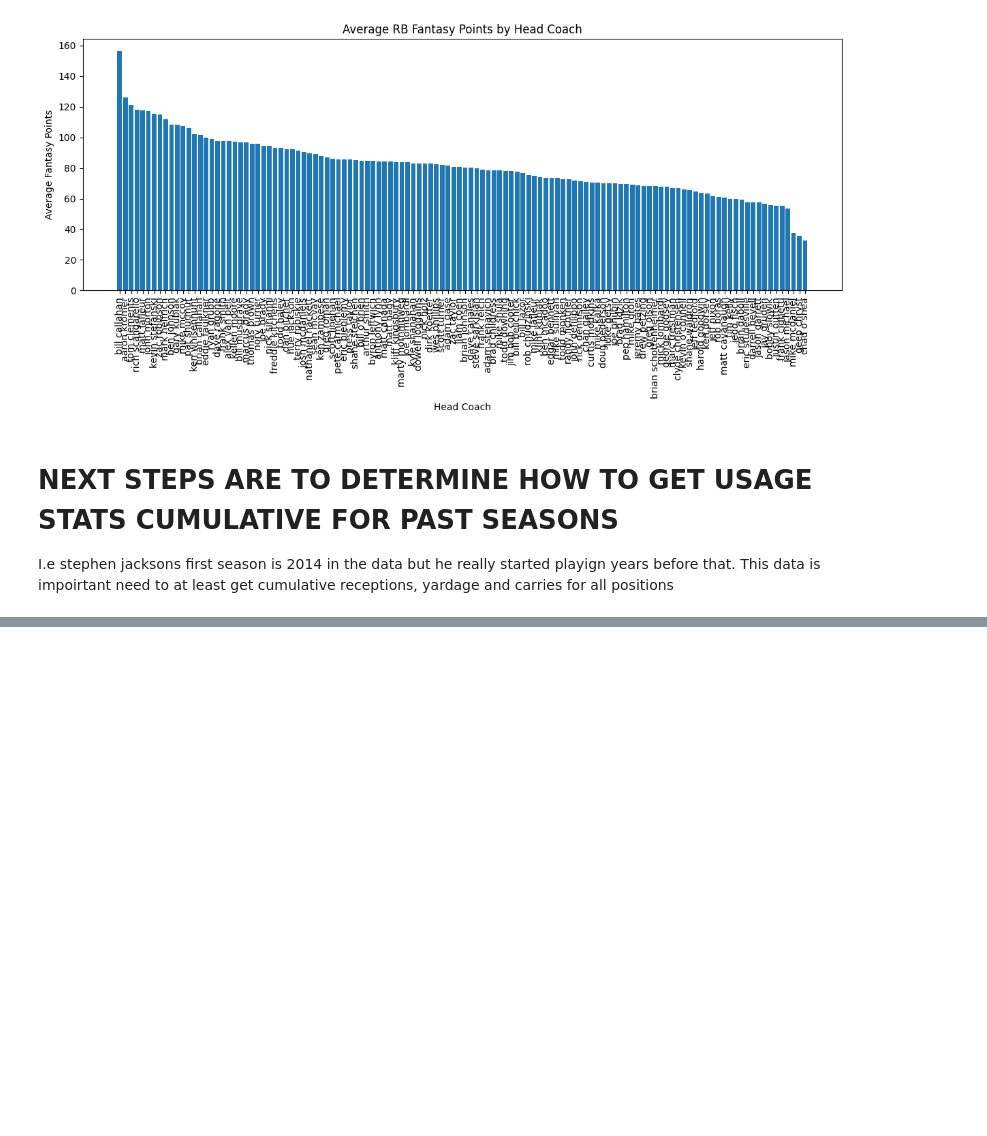
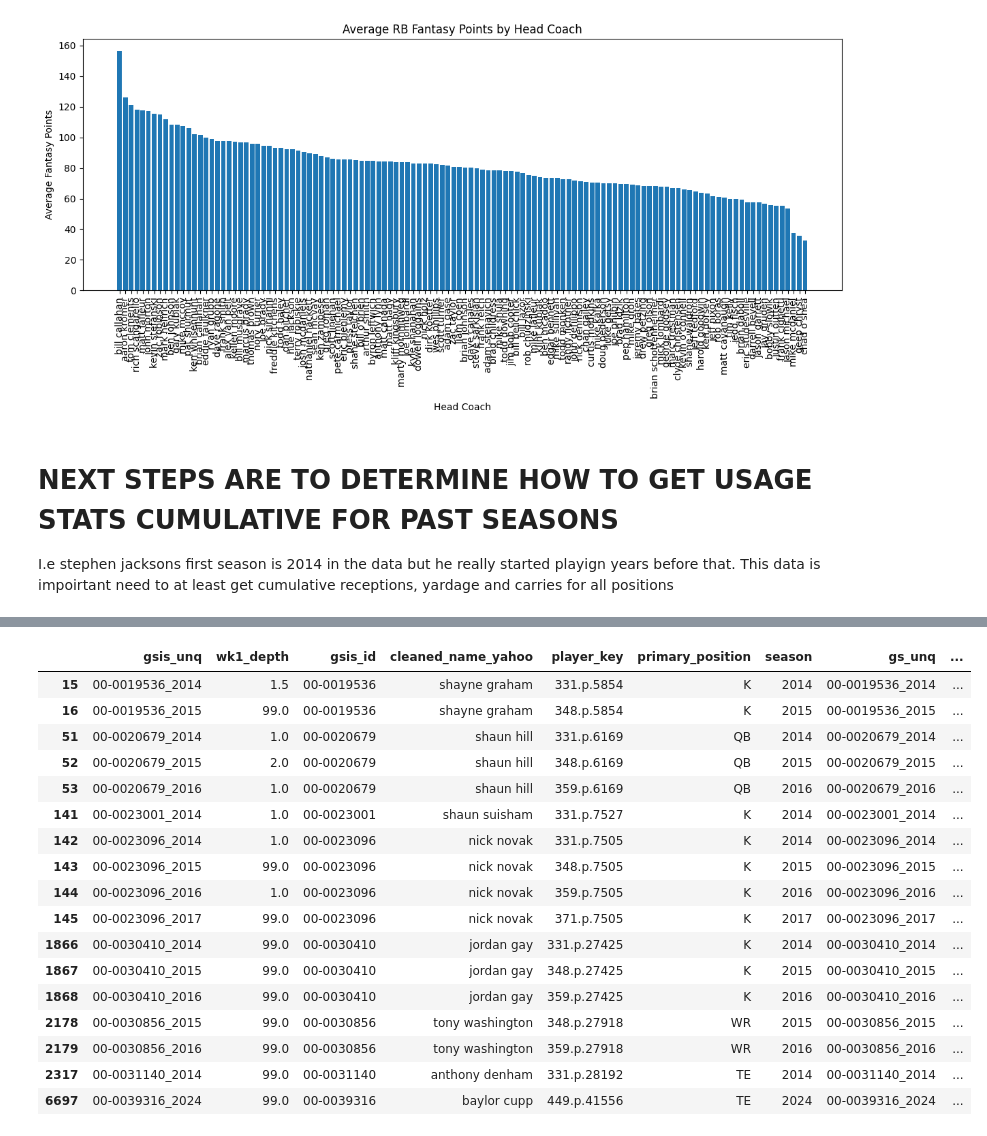
Before and after one commit to nicriv831/Fantasy-Football-Machine, a Jupyter notebook: EDA.ipynb, the cells around one changed output, grey strips where cells are left out. Cells and saved outputs as stored; diff of their text form; code cells hidden in the pictures; blank space fills up the shorter version.

Commit message:
Added draft data

```diff
--- a/EDA.ipynb
+++ b/EDA.ipynb
@@ -115,0 +154,3 @@ I.e stephen jacksons first season is 2014 in the data but he really started play
+# %%
+draft_year = draft_year.dropna(subset='gsis_id')
+draft_year['gsis_id'].nunique()
@@ -115,0 +159,2 @@ I.e stephen jacksons first season is 2014 in the data but he really started play
+# %%
+draft_year = draft_year[['gsis_id', 'birthdate', 'draft_year', 'draft_ovr', 'draft_round']]
@@ -115,0 +170,3 @@ I.e stephen jacksons first season is 2014 in the data but he really started play
+# %%
+stats = stats.merge(draft_year, how='left', on='gsis_id')
+stats.info(verbose=True, show_counts=True)
@@ -115,0 +207,2 @@ I.e stephen jacksons first season is 2014 in the data but he really started play
+# %%
+stats['birthdate'] = pd.to_datetime(stats['birthdate'])
@@ -115,0 +243,21 @@ I.e stephen jacksons first season is 2014 in the data but he really started play
+# %%
+stats[stats['draft_year'] == 0]
+# %% [output]
+|  | gsis_unq | wk1_depth | gsis_id | cleaned_name_yahoo | player_key | primary_position | season | gs_unq | ... |
+| 15 | 00-0019536_2014 | 1.5 | 00-0019536 | shayne graham | 331.p.5854 | K | 2014 | 00-0019536_2014 | ... |
+| 16 | 00-0019536_2015 | 99.0 | 00-0019536 | shayne graham | 348.p.5854 | K | 2015 | 00-0019536_2015 | ... |
+| 51 | 00-0020679_2014 | 1.0 | 00-0020679 | shaun hill | 331.p.6169 | QB | 2014 | 00-0020679_2014 | ... |
+| 52 | 00-0020679_2015 | 2.0 | 00-0020679 | shaun hill | 348.p.6169 | QB | 2015 | 00-0020679_2015 | ... |
+| 53 | 00-0020679_2016 | 1.0 | 00-0020679 | shaun hill | 359.p.6169 | QB | 2016 | 00-0020679_2016 | ... |
+| 141 | 00-0023001_2014 | 1.0 | 00-0023001 | shaun suisham | 331.p.7527 | K | 2014 | 00-0023001_2014 | ... |
+| 142 | 00-0023096_2014 | 1.0 | 00-0023096 | nick novak | 331.p.7505 | K | 2014 | 00-0023096_2014 | ... |
+| 143 | 00-0023096_2015 | 99.0 | 00-0023096 | nick novak | 348.p.7505 | K | 2015 | 00-0023096_2015 | ... |
+| 144 | 00-0023096_2016 | 1.0 | 00-0023096 | nick novak | 359.p.7505 | K | 2016 | 00-0023096_2016 | ... |
+| 145 | 00-0023096_2017 | 99.0 | 00-0023096 | nick novak | 371.p.7505 | K | 2017 | 00-0023096_2017 | ... |
+| 1866 | 00-0030410_2014 | 99.0 | 00-0030410 | jordan gay | 331.p.27425 | K | 2014 | 00-0030410_2014 | ... |
+| 1867 | 00-0030410_2015 | 99.0 | 00-0030410 | jordan gay | 348.p.27425 | K | 2015 | 00-0030410_2015 | ... |
+| 1868 | 00-0030410_2016 | 99.0 | 00-0030410 | jordan gay | 359.p.27425 | K | 2016 | 00-0030410_2016 | ... |
+| 2178 | 00-0030856_2015 | 99.0 | 00-0030856 | tony washington | 348.p.27918 | WR | 2015 | 00-0030856_2015 | ... |
+| 2179 | 00-0030856_2016 | 99.0 | 00-0030856 | tony washington | 359.p.27918 | WR | 2016 | 00-0030856_2016 | ... |
+| 2317 | 00-0031140_2014 | 99.0 | 00-0031140 | anthony denham | 331.p.28192 | TE | 2014 | 00-0031140_2014 | ... |
+| 6697 | 00-0039316_2024 | 99.0 | 00-0039316 | baylor cupp | 449.p.41556 | TE | 2024 | 00-0039316_2024 | ... |
```
Also changed, not shown: parts of 34 cells of this notebook, 3 other files.
